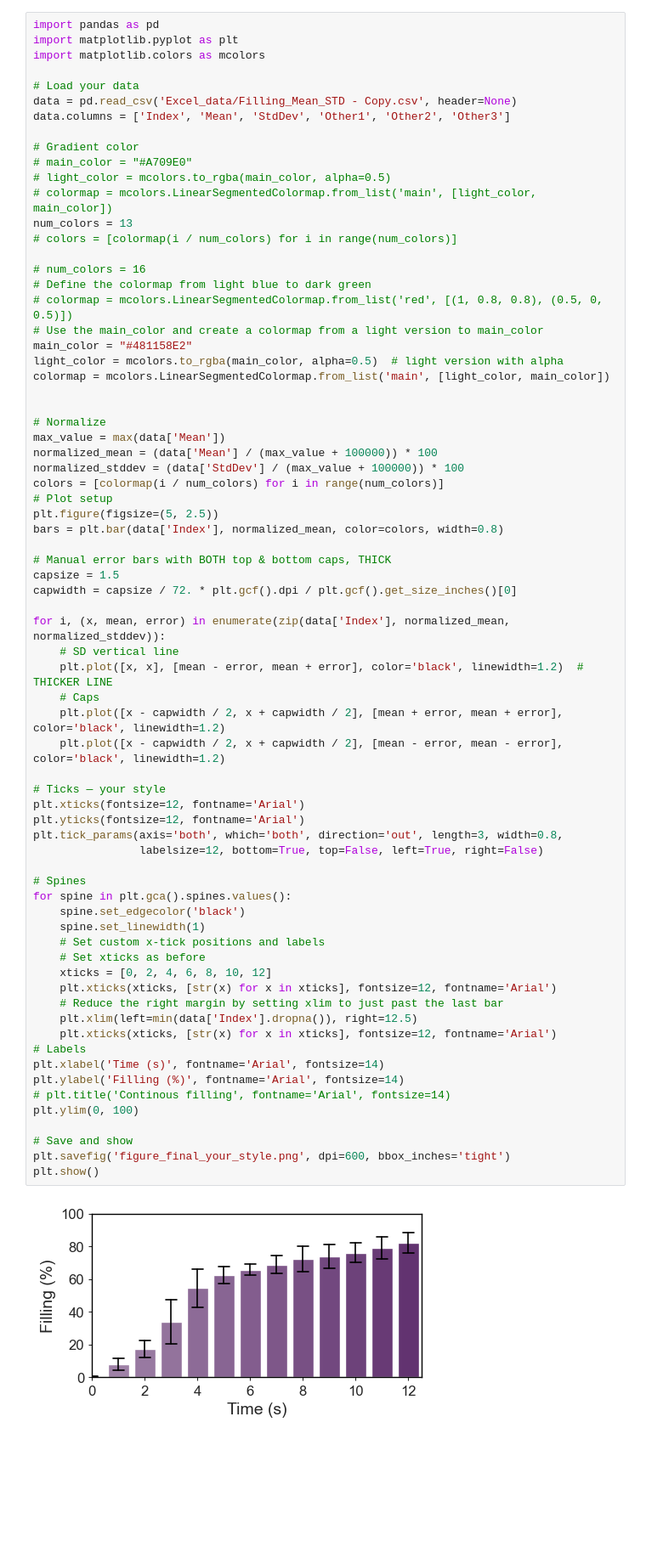
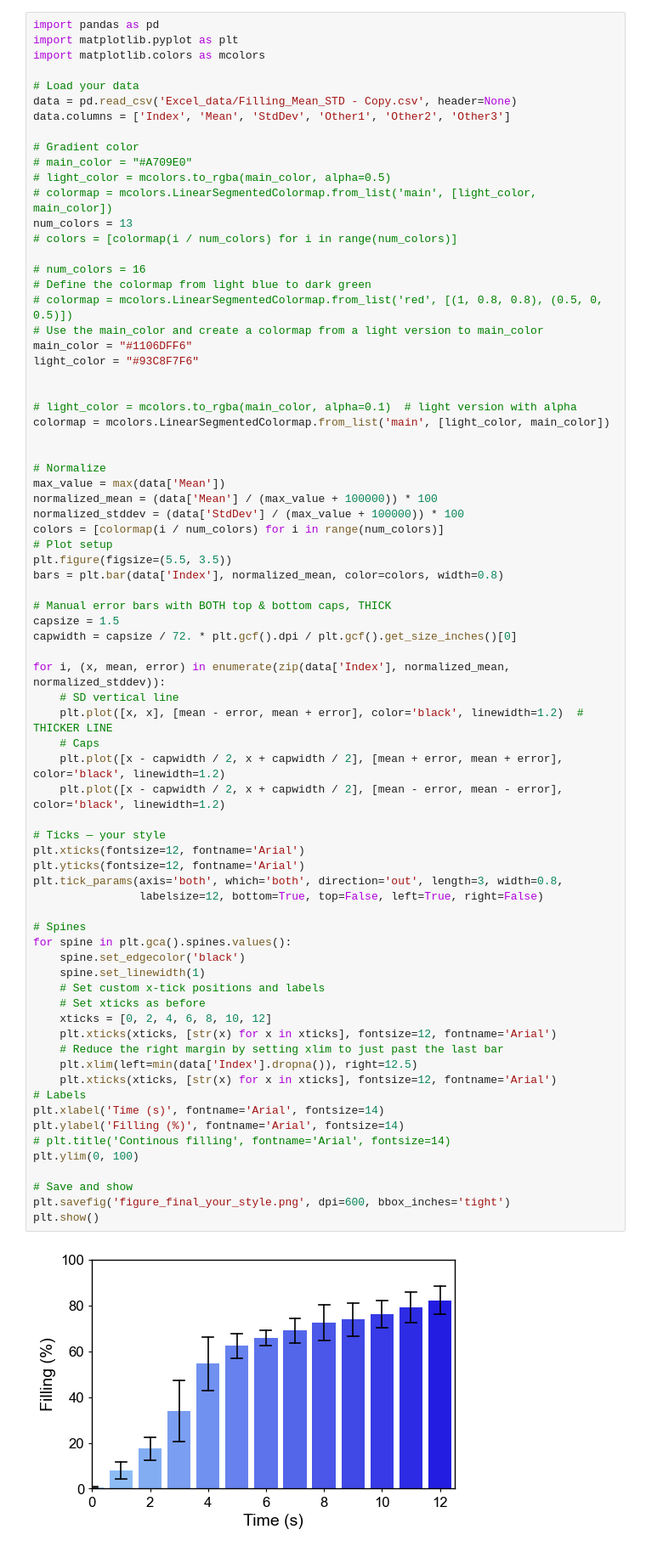
Before and after one commit to M-Medany/Ultrasound-induced-Particle-Dynamics-in-Pathological-Vascular-Vortices-, a Jupyter notebook: Plotting_filling_Aneurysm.ipynb, the cells around one changed output. Shown at 85% size. Saved outputs shown, nothing was run; the diff lists cells and outputs as text; blank space fills up the shorter version.

```diff
--- a/Plotting_filling_Aneurysm.ipynb
+++ b/Plotting_filling_Aneurysm.ipynb
@@ -125,8 +228,11 @@ num_colors = 13
 # Define the colormap from light blue to dark green
 # colormap = mcolors.LinearSegmentedColormap.from_list('red', [(1, 0.8, 0.8), (0.5, 0, 0.5)])
 # Use the main_color and create a colormap from a light version to main_color
-main_color = "#481158E2"
-light_color = mcolors.to_rgba(main_color, alpha=0.5)  # light version with alpha
+main_color = "#1106DFF6"
+light_color = "#93C8F7F6"
+
+
+# light_color = mcolors.to_rgba(main_color, alpha=0.1)  # light version with alpha
 colormap = mcolors.LinearSegmentedColormap.from_list('main', [light_color, main_color])
 
 
@@ -136,7 +242,7 @@ normalized_mean = (data['Mean'] / (max_value + 100000)) * 100
 normalized_stddev = (data['StdDev'] / (max_value + 100000)) * 100
 colors = [colormap(i / num_colors) for i in range(num_colors)]
 # Plot setup
-plt.figure(figsize=(5, 2.5))
+plt.figure(figsize=(5.5, 3.5))
 bars = plt.bar(data['Index'], normalized_mean, color=colors, width=0.8)
 
 # Manual error bars with BOTH top & bottom caps, THICK
@@ -150,34 +256,34 @@ for i, (x, mean, error) in enumerate(zip(data['Index'], normalized_mean, normali
     plt.plot([x - capwidth / 2, x + capwidth / 2], [mean + error, mean + error], color='black', linewidth=1.2)
     plt.plot([x - capwidth / 2, x + capwidth / 2], [mean - error, mean - error], color='black', linewidth=1.2)
 
 # Ticks — your style
 plt.xticks(fontsize=12, fontname='Arial')
 plt.yticks(fontsize=12, fontname='Arial')
 plt.tick_params(axis='both', which='both', direction='out', length=3, width=0.8,
                 labelsize=12, bottom=True, top=False, left=True, right=False)
 
 # Spines
 for spine in plt.gca().spines.values():
     spine.set_edgecolor('black')
     spine.set_linewidth(1)
     # Set custom x-tick positions and labels
     # Set xticks as before
     xticks = [0, 2, 4, 6, 8, 10, 12]
     plt.xticks(xticks, [str(x) for x in xticks], fontsize=12, fontname='Arial')
     # Reduce the right margin by setting xlim to just past the last bar
     plt.xlim(left=min(data['Index'].dropna()), right=12.5)
     plt.xticks(xticks, [str(x) for x in xticks], fontsize=12, fontname='Arial')
 # Labels
 plt.xlabel('Time (s)', fontname='Arial', fontsize=14)
 plt.ylabel('Filling (%)', fontname='Arial', fontsize=14)
 # plt.title('Continous filling', fontname='Arial', fontsize=14)
 plt.ylim(0, 100)
 
 # Save and show
 plt.savefig('figure_final_your_style.png', dpi=600, bbox_inches='tight')
 plt.show()
 # %% [output]
-[figure, old version]
+[figure, new version]
 # %%
 import pandas as pd
 import matplotlib.pyplot as plt
```
Also changed, not shown: parts of 7 cells of this notebook, 38 other files.
